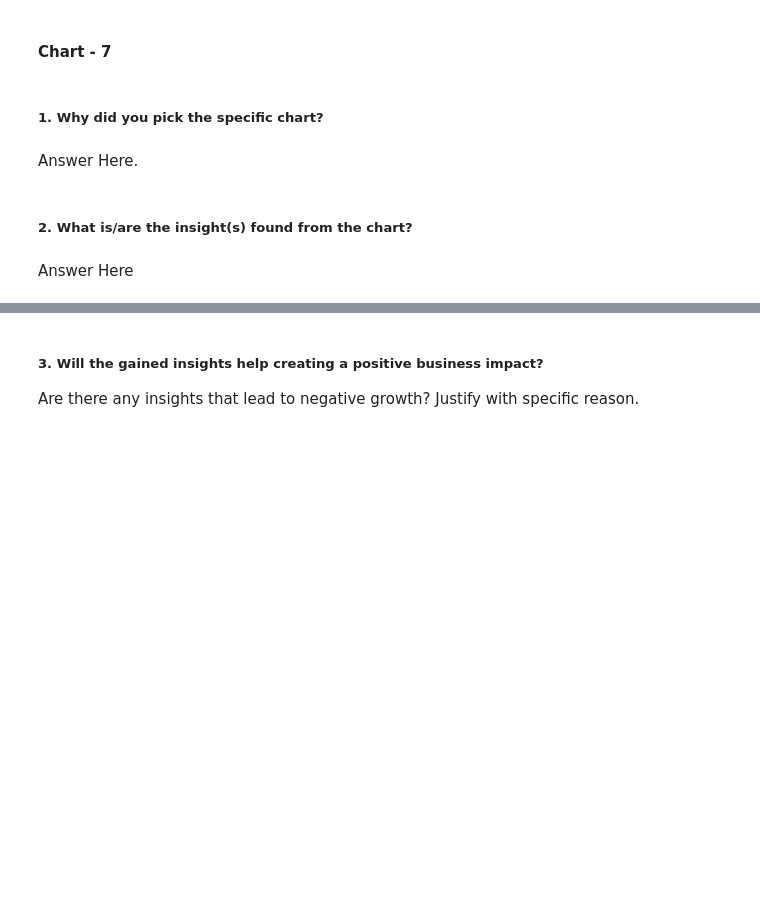
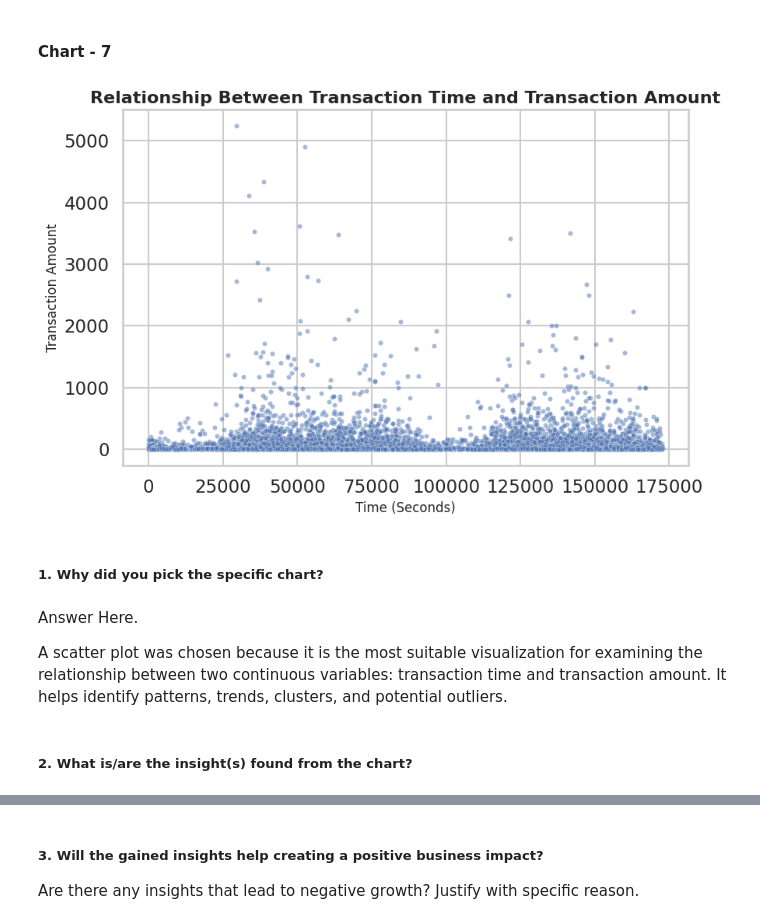
Before and after one commit to Krishna-matic/Credit-Card-Fraud-Detection-EDA, a Jupyter notebook: EDA_Submission_Template(1).ipynb, the cells around one changed output, grey strips where cells are left out. Drawn from its saved outputs; the diff is of its cells as text; code cells hidden in the pictures; blank space fills up the shorter version.

Commit message:
Chart 7 Added

```diff
--- a/EDA_Submission_Template(1).ipynb
+++ b/EDA_Submission_Template(1).ipynb
@@ -690,8 +688,36 @@ Understanding the distribution of transaction amounts helps financial institutio
+# %%
+# Chart - 7 visualization code
+# Set theme
+sns.set_theme(style="whitegrid", context="talk")
+# Create figure
+plt.figure(figsize=(9,6))
+# Scatter Plot
+sns.scatterplot(
+    data=df.sample(10000, random_state=42),  # Sample for faster plotting
+    x='Time',
+    y='Amount',
+    alpha=0.5,
+    color='#4C72B0',
+    s=20
+)
+# Title
+plt.title(
+    "Relationship Between Transaction Time and Transaction Amount",
+    fontsize=16,
+    fontweight='bold'
+)
+# Labels
+plt.xlabel("Time (Seconds)", fontsize=12)
+plt.ylabel("Transaction Amount", fontsize=12)
+plt.tight_layout()
+plt.show()
+# %% [output]
+[figure, added]
 # %% [markdown]
 ##### 1. Why did you pick the specific chart?
-# %% [markdown]
-Answer Here.
+# %% [markdown]
+Answer Here.
+
+A scatter plot was chosen because it is the most suitable visualization for examining the relationship between two continuous variables: transaction time and transaction amount. It helps identify patterns, trends, clusters, and potential outliers.
 # %% [markdown]
 ##### 2. What is/are the insight(s) found from the chart?
-# %% [markdown]
-Answer Here
```
Also changed, not shown: parts of 4 cells of this notebook.
